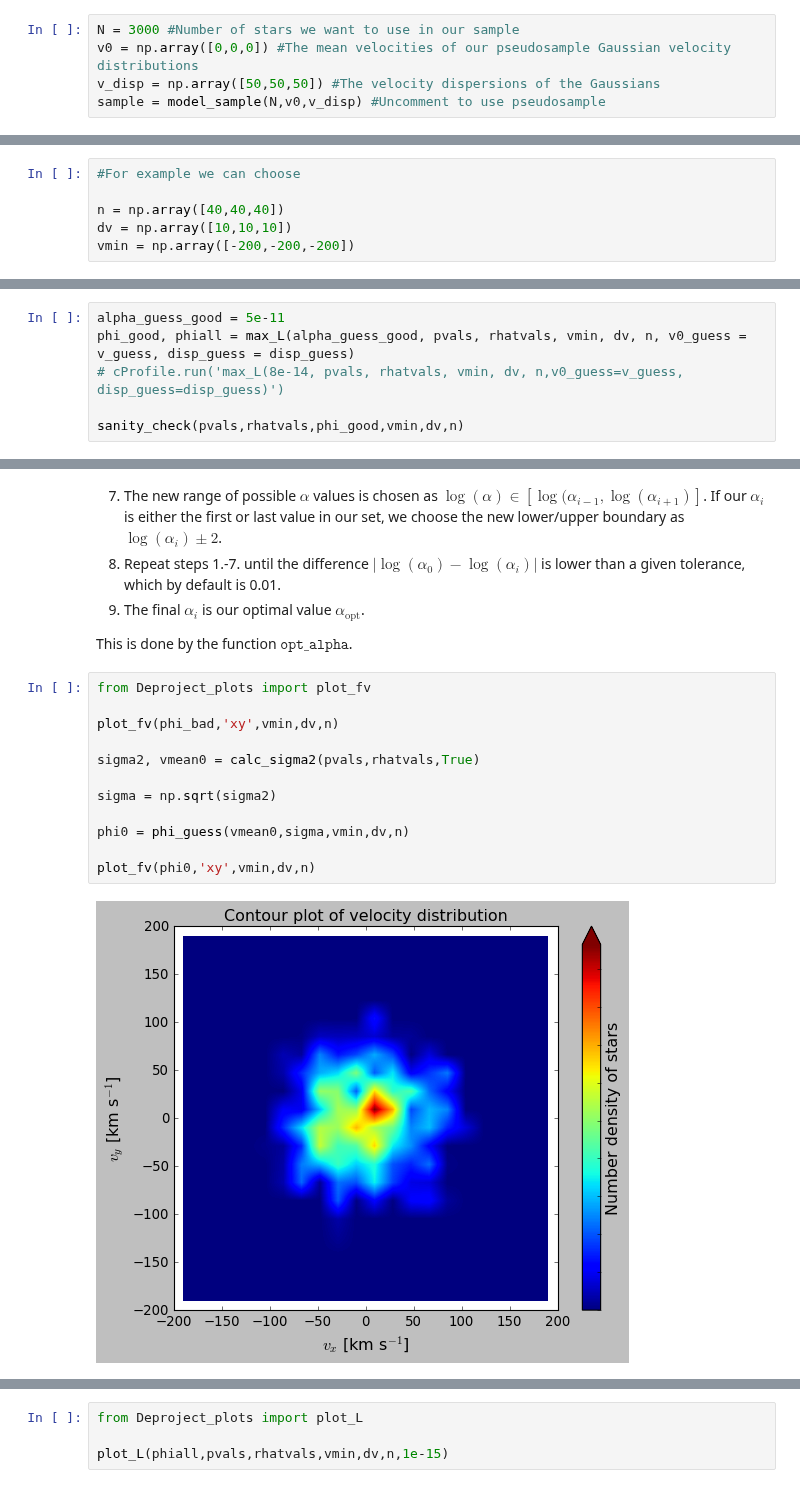
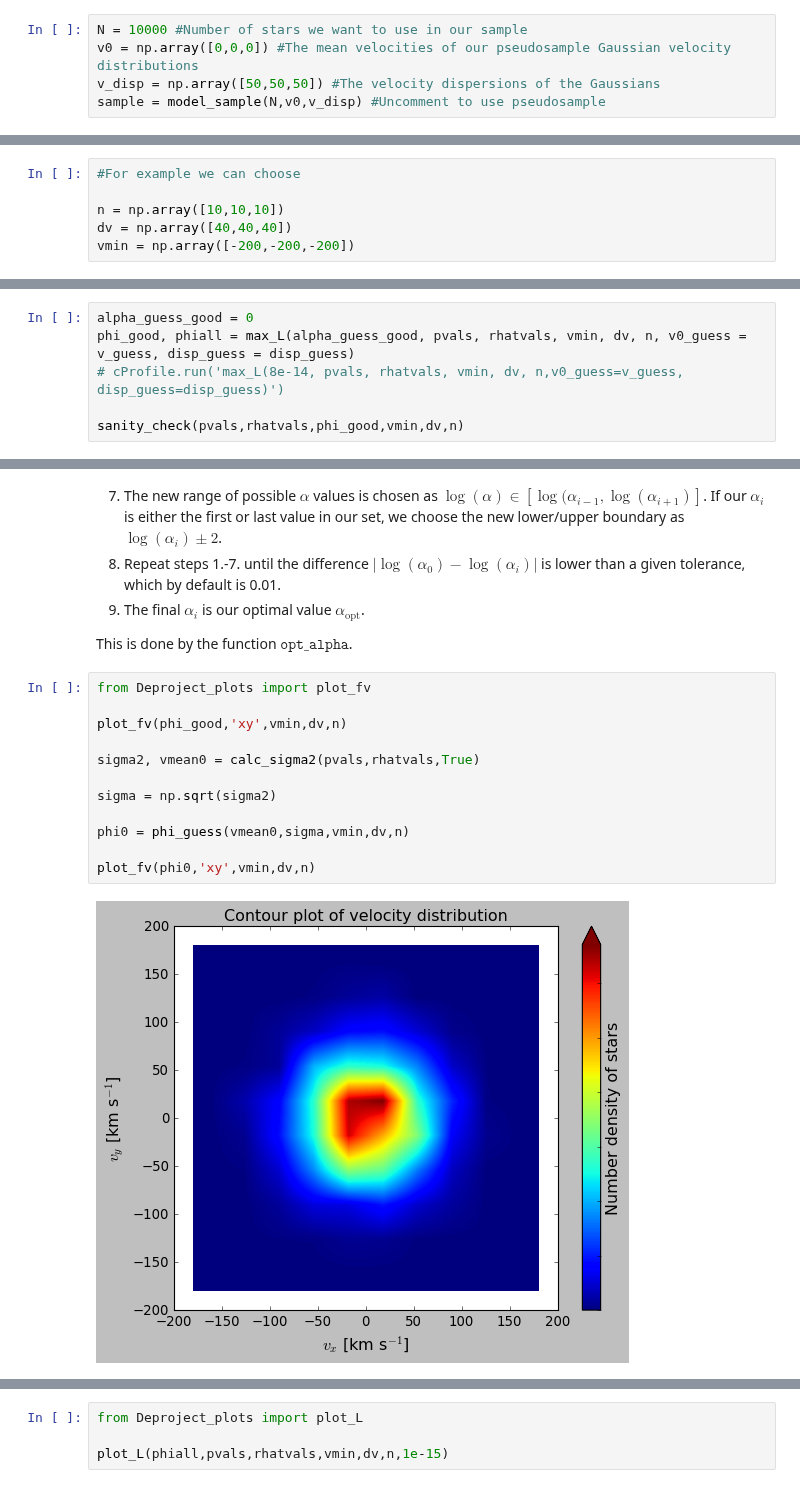
Before and after one commit to PaulMcMillan-Astro/DeprojectionProject, a Jupyter notebook: InitialDeprojectionNotebook.ipynb, the cells around one changed output, grey strips where cells are left out. Drawn from its saved outputs; the diff is of its cells as text.

```diff
--- a/InitialDeprojectionNotebook.ipynb
+++ b/InitialDeprojectionNotebook.ipynb
@@ -49,7 +49,7 @@ WARNING: OverflowError converting to IntType in column eage, reverting to String
 # %% [markdown]
 If we choose to use pseudodata instead, we can specify the desired number of stars, $N$, as well as the mean velocities and dispersions for the Gaussian velocity distribution of each component $v_x,\ v_y,\ v_z$. The pseudosample can then be generated using the $\texttt{model_sample}$ function.
 # %%
-N = 3000 #Number of stars we want to use in our sample
+N = 10000 #Number of stars we want to use in our sample
 v0 = np.array([0,0,0]) #The mean velocities of our pseudosample Gaussian velocity distributions
 v_disp = np.array([50,50,50]) #The velocity dispersions of the Gaussians
 sample = model_sample(N,v0,v_disp) #Uncomment to use pseudosample
@@ -119,8 +119,8 @@ Hence we get a box that covers the ranges $v_i \in [v_{i,min},v_{i,min}+n_i d_{v
 # %%
 #For example we can choose
 
-n = np.array([40,40,40])
-dv = np.array([10,10,10])
+n = np.array([10,10,10])
+dv = np.array([40,40,40])
 vmin = np.array([-200,-200,-200])
 # %% [markdown]
 ## Computing the log-likelihood $\tilde{\mathcal L}$
@@ -262,5 +270,5 @@ ValueError: cannot reshape array of size 54872 into shape (40,40,40)
 # %%
-alpha_guess_good = 5e-11
+alpha_guess_good = 0
 phi_good, phiall = max_L(alpha_guess_good, pvals, rhatvals, vmin, dv, n, v0_guess = v_guess, disp_guess = disp_guess)
 # cProfile.run('max_L(8e-14, pvals, rhatvals, vmin, dv, n,v0_guess=v_guess, disp_guess=disp_guess)')
 
@@ -296,14 +304,14 @@ This is done by the function $\texttt{opt_alpha}$.
 # %%
 from Deproject_plots import plot_fv
 
-plot_fv(phi_bad,'xy',vmin,dv,n)
+plot_fv(phi_good,'xy',vmin,dv,n)
 
 sigma2, vmean0 = calc_sigma2(pvals,rhatvals,True)
 
 sigma = np.sqrt(sigma2)
 
 phi0 = phi_guess(vmean0,sigma,vmin,dv,n)
 
 plot_fv(phi0,'xy',vmin,dv,n)
 # %% [output]
-[figure, old version]
+[figure, new version]
```
Also changed, not shown: parts of 9 cells of this notebook, 4 other files.
